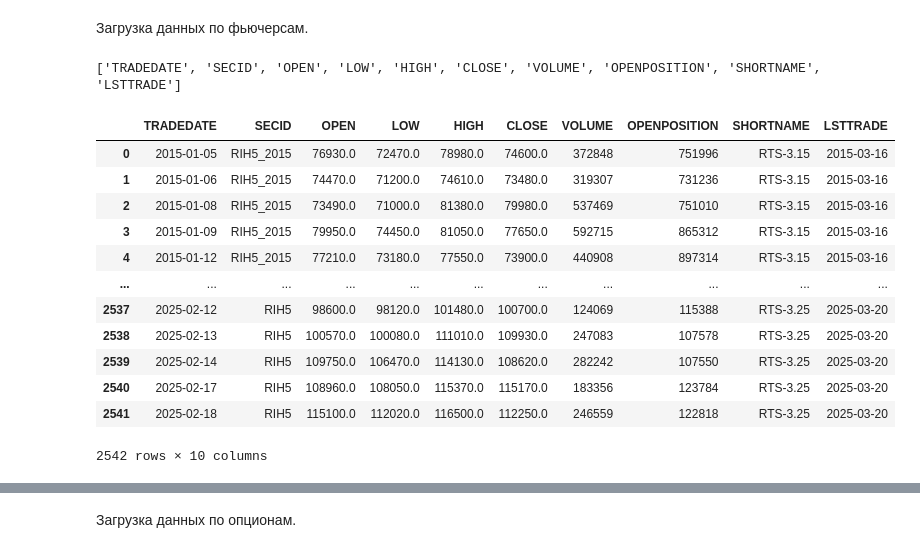
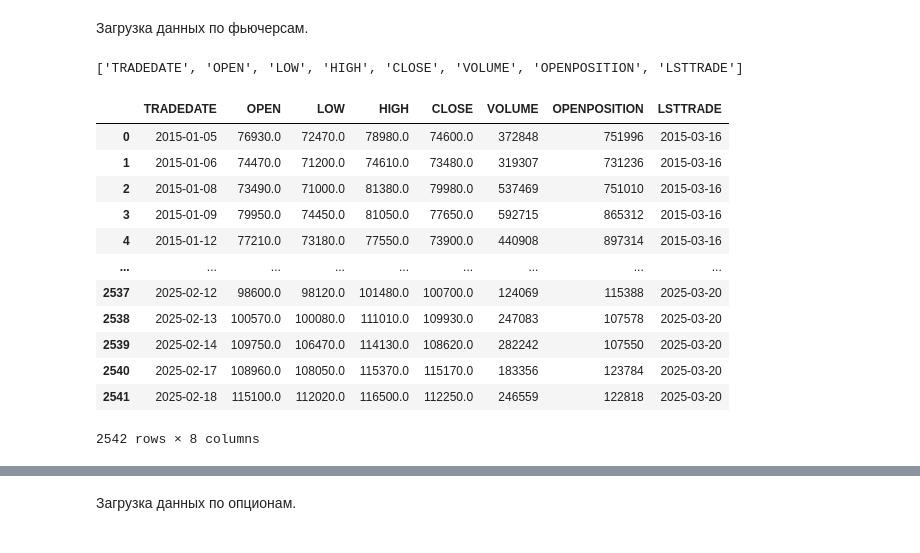
Before and after one commit to Alkor135/quote_prepare, a Jupyter notebook: fut_opt_features_prepare/fut_opt_01.ipynb, the cells around one changed output, grey strips where cells are left out. Cells and saved outputs as stored; diff of their text form; code cells hidden in the pictures.

```diff
--- a/fut_opt_features_prepare/fut_opt_01.ipynb
+++ b/fut_opt_features_prepare/fut_opt_01.ipynb
@@ -38,26 +38,30 @@ df_table
 Загрузка данных по фьючерсам.
 # %%
 # Выполните SQL-запрос и загрузите результаты в DataFrame
-query = f"SELECT * FROM {df_table.iloc[0, 0]}"
+# query = f"SELECT * FROM {df_table.iloc[0, 0]}"
+query = (
+    f'SELECT TRADEDATE, OPEN, LOW, HIGH, CLOSE, VOLUME, OPENPOSITION, LSTTRADE '
+    f'FROM {df_table.iloc[0, 0]}'
+)
 df_fut = pd.read_sql_query(query, conn)
 # Проверьте данные
 print(df_fut.columns.tolist())
 df_fut
 # %% [output]
-['TRADEDATE', 'SECID', 'OPEN', 'LOW', 'HIGH', 'CLOSE', 'VOLUME', 'OPENPOSITION', 'SHORTNAME', 'LSTTRADE']
+['TRADEDATE', 'OPEN', 'LOW', 'HIGH', 'CLOSE', 'VOLUME', 'OPENPOSITION', 'LSTTRADE']
-|  | TRADEDATE | SECID | OPEN | LOW | HIGH | CLOSE | VOLUME | OPENPOSITION | SHORTNAME | LSTTRADE |
-| 0 | 2015-01-05 | RIH5_2015 | 76930.0 | 72470.0 | 78980.0 | 74600.0 | 372848 | 751996 | RTS-3.15 | 2015-03-16 |
-| 1 | 2015-01-06 | RIH5_2015 | 74470.0 | 71200.0 | 74610.0 | 73480.0 | 319307 | 731236 | RTS-3.15 | 2015-03-16 |
-| 2 | 2015-01-08 | RIH5_2015 | 73490.0 | 71000.0 | 81380.0 | 79980.0 | 537469 | 751010 | RTS-3.15 | 2015-03-16 |
-| 3 | 2015-01-09 | RIH5_2015 | 79950.0 | 74450.0 | 81050.0 | 77650.0 | 592715 | 865312 | RTS-3.15 | 2015-03-16 |
-| 4 | 2015-01-12 | RIH5_2015 | 77210.0 | 73180.0 | 77550.0 | 73900.0 | 440908 | 897314 | RTS-3.15 | 2015-03-16 |
-| ... | ... | ... | ... | ... | ... | ... | ... | ... | ... | ... |
-| 2537 | 2025-02-12 | RIH5 | 98600.0 | 98120.0 | 101480.0 | 100700.0 | 124069 | 115388 | RTS-3.25 | 2025-03-20 |
-| 2538 | 2025-02-13 | RIH5 | 100570.0 | 100080.0 | 111010.0 | 109930.0 | 247083 | 107578 | RTS-3.25 | 2025-03-20 |
-| 2539 | 2025-02-14 | RIH5 | 109750.0 | 106470.0 | 114130.0 | 108620.0 | 282242 | 107550 | RTS-3.25 | 2025-03-20 |
-| 2540 | 2025-02-17 | RIH5 | 108960.0 | 108050.0 | 115370.0 | 115170.0 | 183356 | 123784 | RTS-3.25 | 2025-03-20 |
-| 2541 | 2025-02-18 | RIH5 | 115100.0 | 112020.0 | 116500.0 | 112250.0 | 246559 | 122818 | RTS-3.25 | 2025-03-20 |
+|  | TRADEDATE | OPEN | LOW | HIGH | CLOSE | VOLUME | OPENPOSITION | LSTTRADE |
+| 0 | 2015-01-05 | 76930.0 | 72470.0 | 78980.0 | 74600.0 | 372848 | 751996 | 2015-03-16 |
+| 1 | 2015-01-06 | 74470.0 | 71200.0 | 74610.0 | 73480.0 | 319307 | 731236 | 2015-03-16 |
+| 2 | 2015-01-08 | 73490.0 | 71000.0 | 81380.0 | 79980.0 | 537469 | 751010 | 2015-03-16 |
+| 3 | 2015-01-09 | 79950.0 | 74450.0 | 81050.0 | 77650.0 | 592715 | 865312 | 2015-03-16 |
+| 4 | 2015-01-12 | 77210.0 | 73180.0 | 77550.0 | 73900.0 | 440908 | 897314 | 2015-03-16 |
+| ... | ... | ... | ... | ... | ... | ... | ... | ... |
+| 2537 | 2025-02-12 | 98600.0 | 98120.0 | 101480.0 | 100700.0 | 124069 | 115388 | 2025-03-20 |
+| 2538 | 2025-02-13 | 100570.0 | 100080.0 | 111010.0 | 109930.0 | 247083 | 107578 | 2025-03-20 |
+| 2539 | 2025-02-14 | 109750.0 | 106470.0 | 114130.0 | 108620.0 | 282242 | 107550 | 2025-03-20 |
+| 2540 | 2025-02-17 | 108960.0 | 108050.0 | 115370.0 | 115170.0 | 183356 | 123784 | 2025-03-20 |
+| 2541 | 2025-02-18 | 115100.0 | 112020.0 | 116500.0 | 112250.0 | 246559 | 122818 | 2025-03-20 |
-2542 rows × 10 columns
+2542 rows × 8 columns
 # %%
 # Преобразуем в datetime
 df_fut['TRADEDATE'] = pd.to_datetime(df_fut['TRADEDATE'])
```
Also changed, not shown: parts of 4 cells of this notebook.
